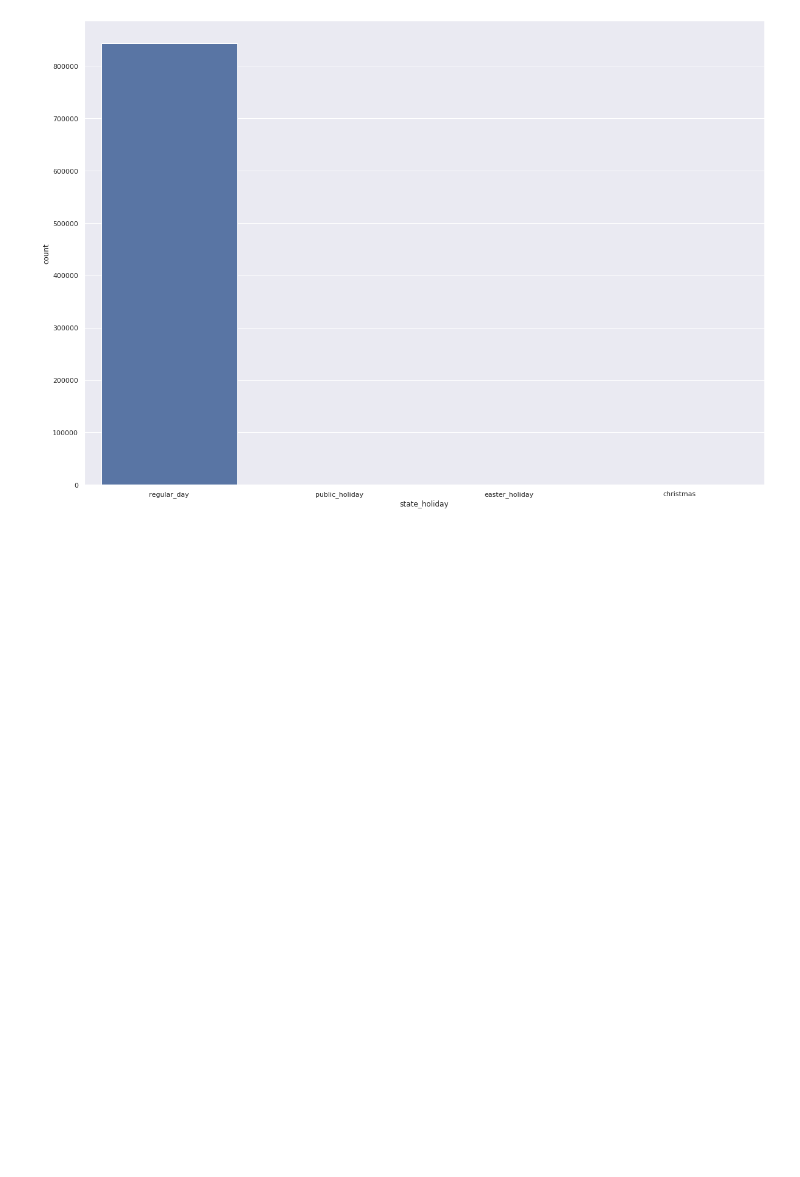
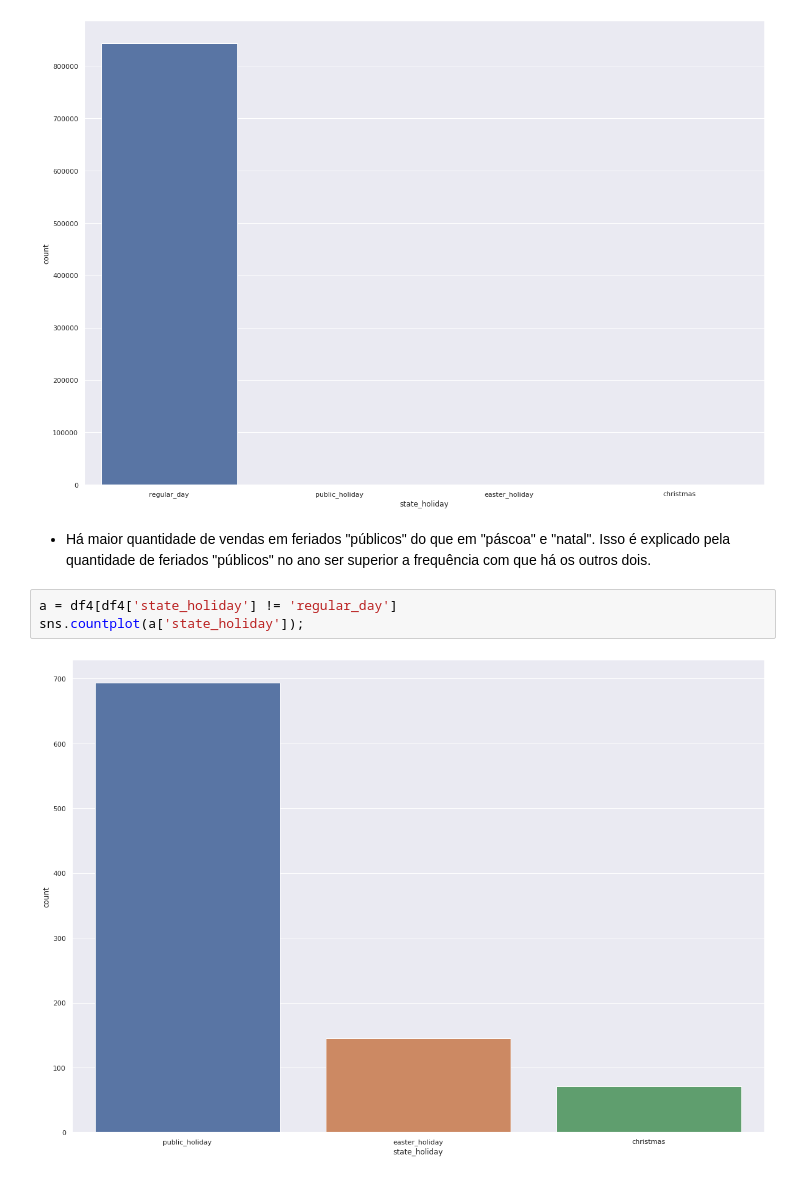
Before and after one commit to Mat004/Rossman_Store_Sale, a Jupyter notebook: rossman_predict.ipynb, the cells around one changed output. Drawn from its saved outputs; the diff is of its cells as text; blank space fills up the shorter version.

Commit message:
Análise de variáveis categóricas: 'state_holday'

```diff
--- a/rossman_predict.ipynb
+++ b/rossman_predict.ipynb
@@ -405,3 +405,10 @@ num_attributes.hist( bins=25);
 sns.countplot(df4['state_holiday']);
 # %% [output]
 [figure]
+# %% [markdown]
+- Há maior quantidade de vendas em feriados "públicos" do que em "páscoa" e "natal". Isso é explicado pela quantidade de feriados "públicos" no ano ser superior a frequência com que há os outros dois.
+# %%
+a = df4[df4['state_holiday'] != 'regular_day']
+sns.countplot(a['state_holiday']);
+# %% [output]
+[figure, added]
```
Also changed, not shown: parts of 1 cell of this notebook.
